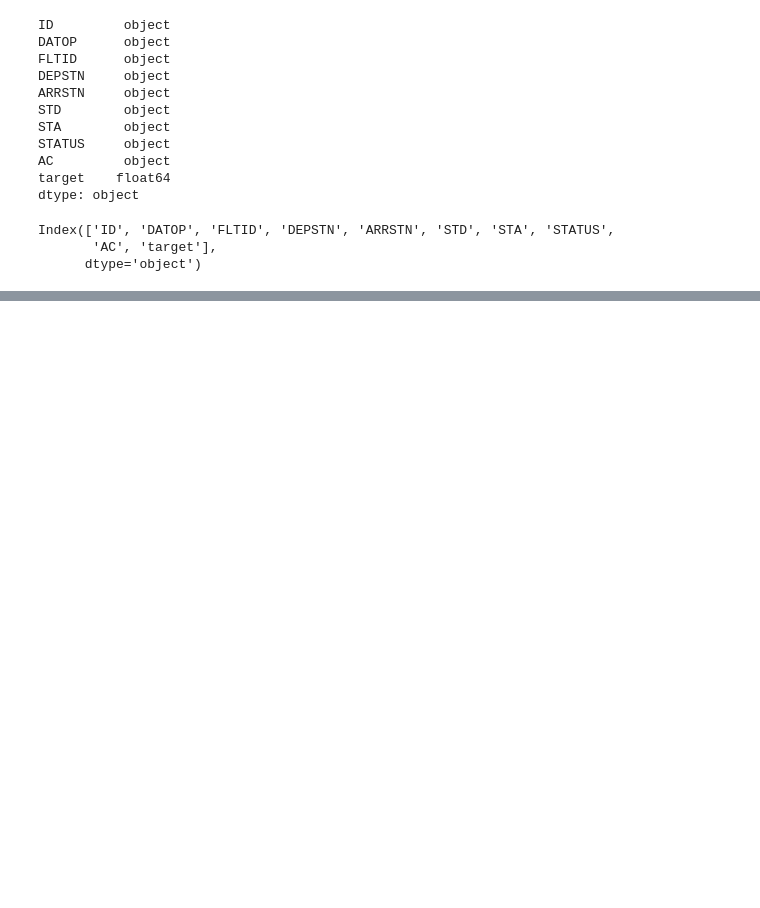
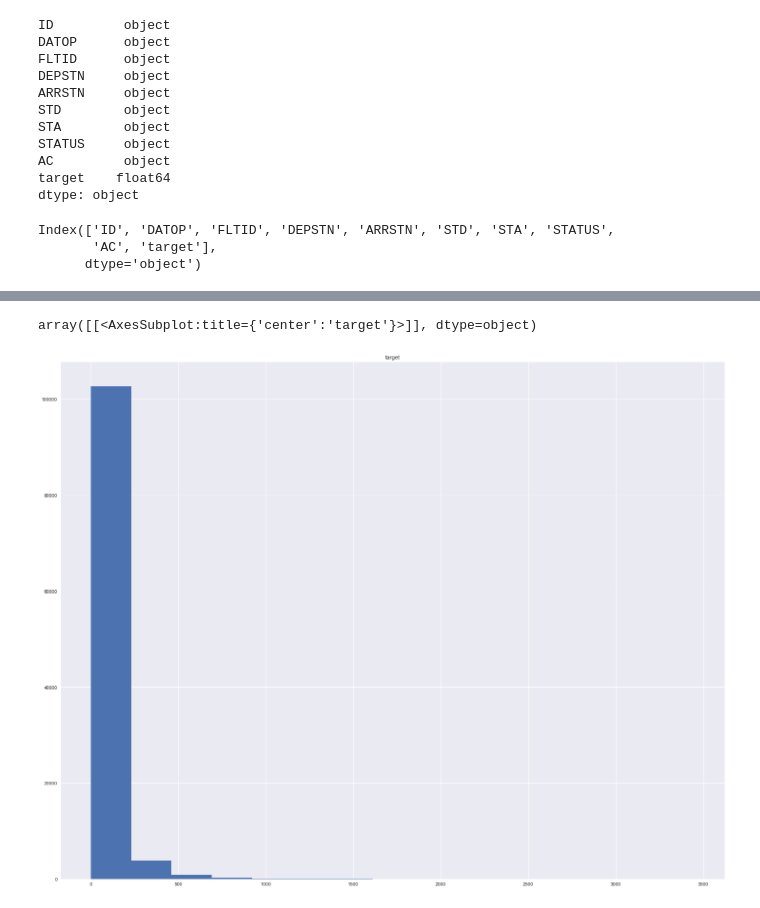
Before and after one commit to abideen-olawuwo/flight-delay-prediction, a Jupyter notebook: flight-prediction.ipynb, the cells around one changed output, grey strips where cells are left out. Cells and saved outputs as stored; diff of their text form; code cells hidden in the pictures; blank space fills up the shorter version.

```diff
--- a/flight-prediction.ipynb
+++ b/flight-prediction.ipynb
@@ -96,0 +97,6 @@ Name: target, Length: 968, dtype: int64
+# %%
+plt.style.use("seaborn")
+df.hist(figsize=(25,20), bins=15)
+# %% [output]
+array([[<AxesSubplot:title={'center':'target'}>]], dtype=object)
+[figure, added]
```
Also changed, not shown: parts of 7 cells of this notebook.
